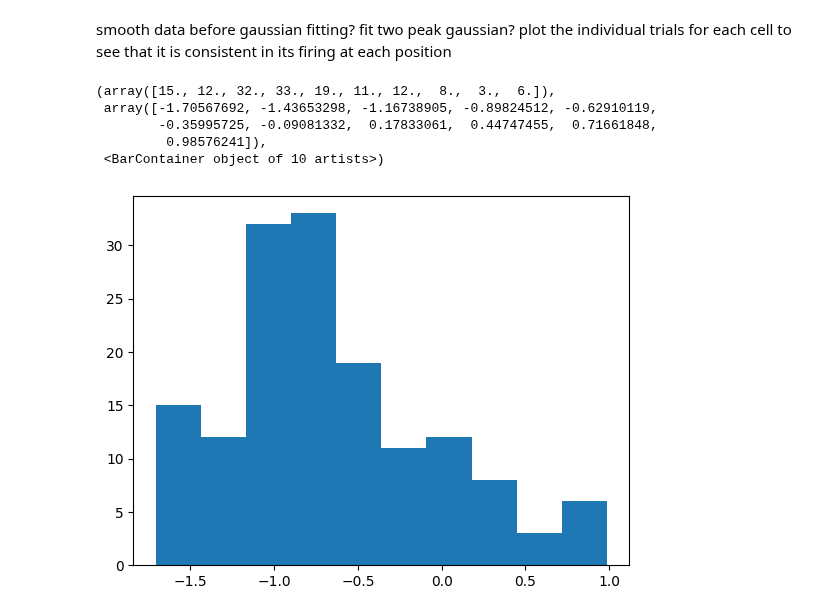
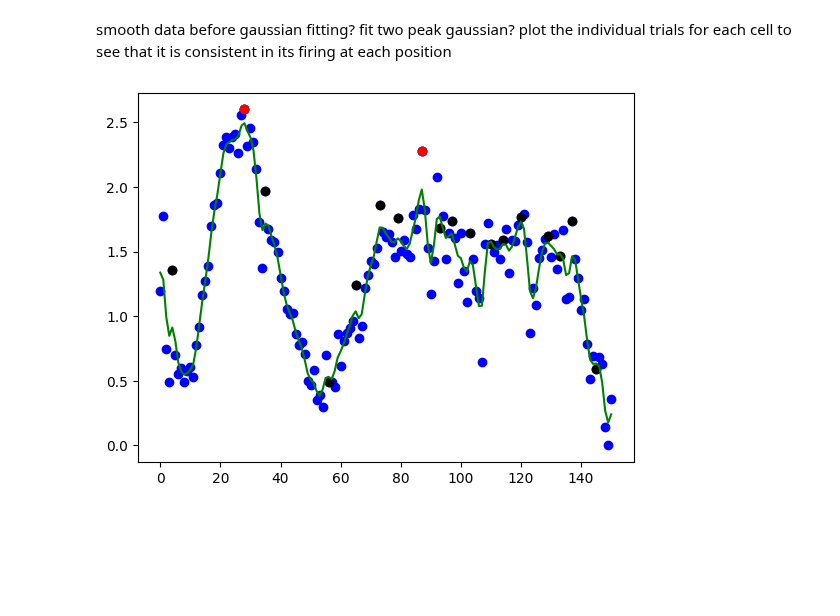
Before and after one commit to BrancoLab/JAL2_subgoal_pipeline, a Jupyter notebook: JR_test_scripts/escape/Pattern_tuning.ipynb, the cells around one changed output. Saved outputs shown, nothing was run; the diff lists cells and outputs as text; code cells hidden in the pictures; blank space fills up the shorter version.

Commit message:
tuning update

```diff
--- a/JR_test_scripts/escape/Pattern_tuning.ipynb
+++ b/JR_test_scripts/escape/Pattern_tuning.ipynb
@@ -116,10 +88,40 @@ def compute_r_squared(y_observed, y_predicted):
-# %%
-firing_rates  = test[neuron,:]
-plt.hist(firing_rates + np.amin(firing_rates), bins = 10)
-# %% [output]
-(array([15., 12., 32., 33., 19., 11., 12.,  8.,  3.,  6.]),
- array([-1.70567692, -1.43653298, -1.16738905, -0.89824512, -0.62910119,
-        -0.35995725, -0.09081332,  0.17833061,  0.44747455,  0.71661848,
-         0.98576241]),
- <BarContainer object of 10 artists>)
-[figure, removed]
+# %%
+condition = 2
+neuron = 3
+xval_true = 1
+test = tuning[condition][xval[:,condition] == xval_true,:]
+firing_rates  = test[neuron,:]
+firing_rates = firing_rates + abs(np.amin(firing_rates))+ 1e-6 # Add a small epsilon to avoid exact zero
+distances = np.arange(len(firing_rates))
+
+def moving_average(data, window_size):
+    return np.convolve(data, np.ones(window_size) / window_size, mode='same')
+
+# Example smoothing
+window_size = 10  # Choose an appropriate window size
+smoothed_firing_rates = moving_average(firing_rates, window_size)
+
+from scipy.ndimage import gaussian_filter1d
+
+# Example smoothing
+sigma = 1.0  # Standard deviation of the Gaussian kernel
+smoothed_firing_rates = gaussian_filter1d(firing_rates, sigma)
+
+# from scipy.signal import savgol_filter
+
+# # Example smoothing
+# window_length = 5  # Must be odd
+# poly_order = 2  # Degree of the polynomial
+# smoothed_firing_rates = savgol_filter(firing_rates, window_length, poly_order)
+
+# Find peaks in firing rates
+peak_indices, _ = find_peaks(smoothed_firing_rates, height=0)  # Only positive peaks
+prominent_peaks = sorted(peak_indices, key=lambda i: firing_rates[i], reverse=True)[:2]
+
+plt.scatter(distances, firing_rates, label="Original Data", color="blue")
+plt.scatter(distances[peak_indices], firing_rates[peak_indices], color="black", label="Peaks")
+plt.scatter(distances[prominent_peaks], firing_rates[prominent_peaks], color="red", label="Peaks")
+plt.plot(distances, smoothed_firing_rates, label="Smoothed Data", color="green")
+plt.show()
+# %% [output]
+[figure, added]
```
Also changed, not shown: parts of 8 cells of this notebook, 1 other file.
